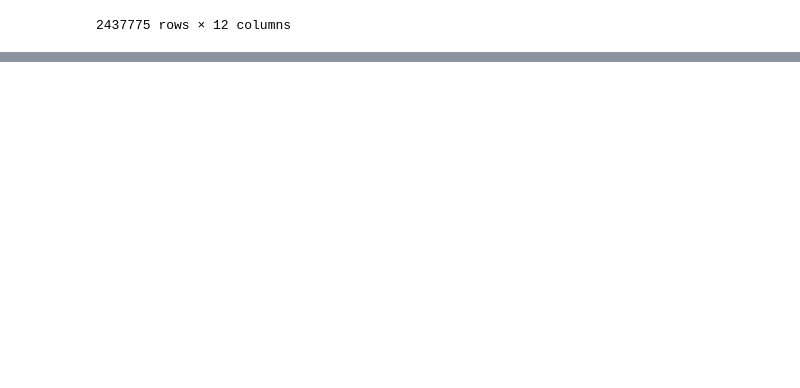
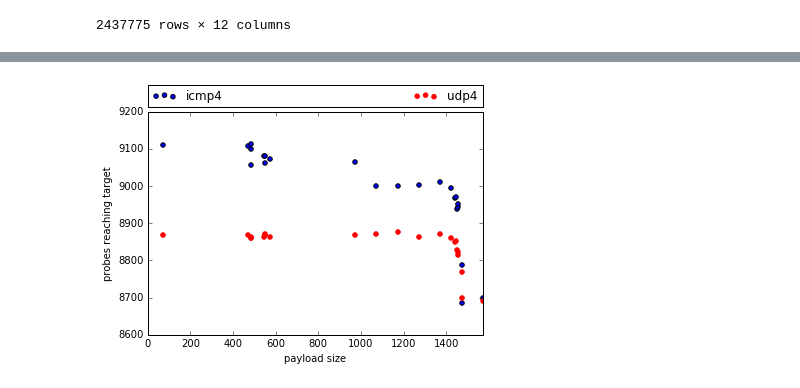
Before and after one commit to mami-project/udpdiff, a Jupyter notebook: atlas_probe_conn_Jan16/probe_udp_mtu.ipynb, the cells around one changed output, grey strips where cells are left out. Cells and saved outputs as stored; diff of their text form; code cells hidden in the pictures; blank space fills up the shorter version.

```diff
--- a/atlas_probe_conn_Jan16/probe_udp_mtu.ipynb
+++ b/atlas_probe_conn_Jan16/probe_udp_mtu.ipynb
@@ -288 +312,12 @@ for af in (4,6):
+# %%
+plt.scatter(probes_per_mtu[4]['ICMP'].index.values, probes_per_mtu[4]['ICMP'], label="icmp4")
+plt.scatter(probes_per_mtu[4]['UDP'].index.values, probes_per_mtu[4]['UDP'], label="udp4", color="red")
+plt.legend(bbox_to_anchor=(0., 1.02, 1., .102), loc=3,
+           ncol=2, mode="expand", borderaxespad=0.)
+plt.xlim(0,1570)
+plt.xlabel("payload size")
+plt.ylabel("probes reaching target")
+plt.savefig("udp_mtu.pdf")
+# %% [output]
+[figure, added]
 # %%
```
Also changed, not shown: parts of 5 cells of this notebook.
